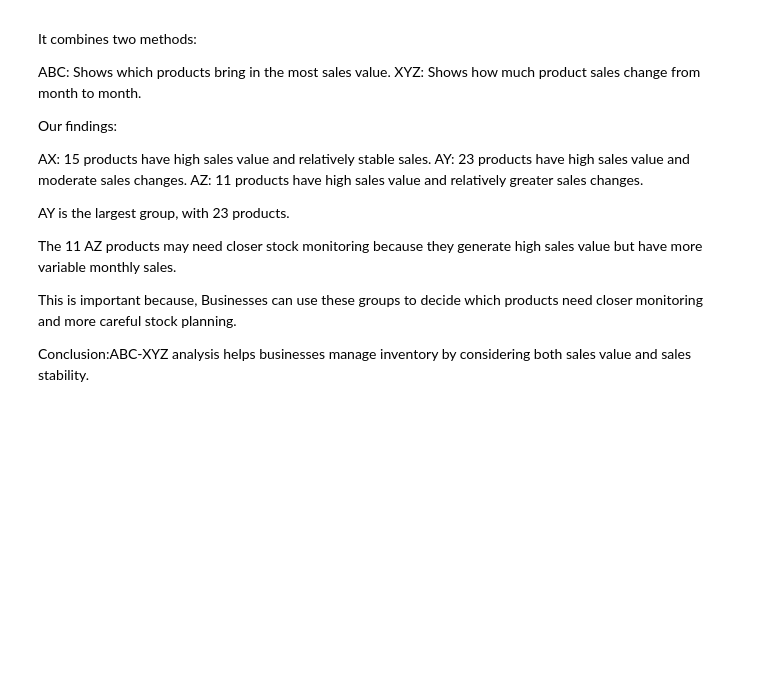
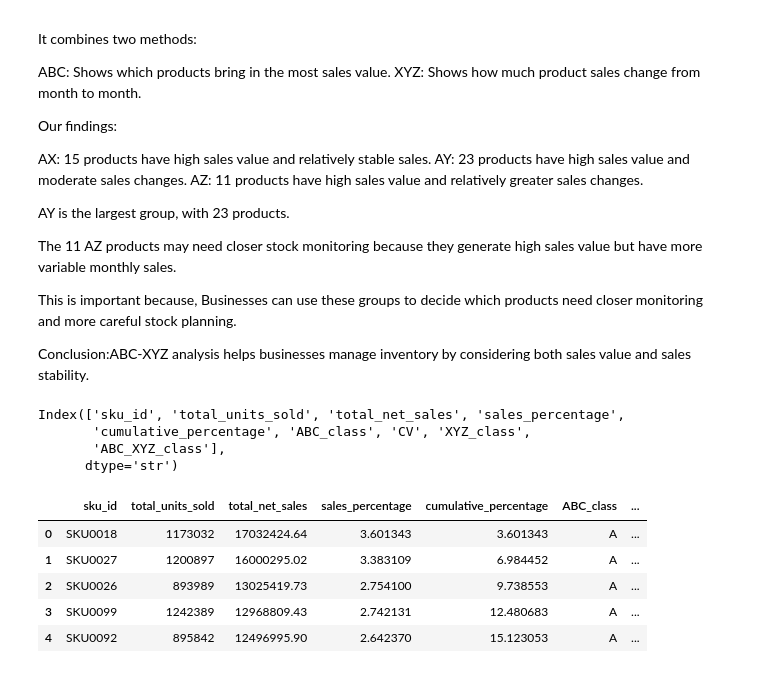
Before and after one commit to s3inn/fmcg-demand-forecasting-capstone, a Jupyter notebook: notebooks/04_abc_xyz_segmentation.ipynb, the cells around one changed output. Cells and saved outputs as stored; diff of their text form; code cells hidden in the pictures; blank space fills up the shorter version.

```diff
--- a/notebooks/04_abc_xyz_segmentation.ipynb
+++ b/notebooks/04_abc_xyz_segmentation.ipynb
@@ -448,3 +448,17 @@ The 11 AZ products may need closer stock monitoring because they generate high s
 This is important because, Businesses can use these groups to decide which products need closer monitoring and more careful stock planning.
 
 Conclusion:ABC-XYZ analysis helps businesses manage inventory by considering both sales value and sales stability.
+# %%
+print(abc_xyz.columns)
+display(abc_xyz.head())
+# %% [output]
+Index(['sku_id', 'total_units_sold', 'total_net_sales', 'sales_percentage',
+       'cumulative_percentage', 'ABC_class', 'CV', 'XYZ_class',
+       'ABC_XYZ_class'],
+      dtype='str')
+|  | sku_id | total_units_sold | total_net_sales | sales_percentage | cumulative_percentage | ABC_class | ... |
+| 0 | SKU0018 | 1173032 | 17032424.64 | 3.601343 | 3.601343 | A | ... |
+| 1 | SKU0027 | 1200897 | 16000295.02 | 3.383109 | 6.984452 | A | ... |
+| 2 | SKU0026 | 893989 | 13025419.73 | 2.754100 | 9.738553 | A | ... |
+| 3 | SKU0099 | 1242389 | 12968809.43 | 2.742131 | 12.480683 | A | ... |
+| 4 | SKU0092 | 895842 | 12496995.90 | 2.642370 | 15.123053 | A | ... |
```
Also changed, not shown: parts of 3 cells of this notebook, 1 other file.
